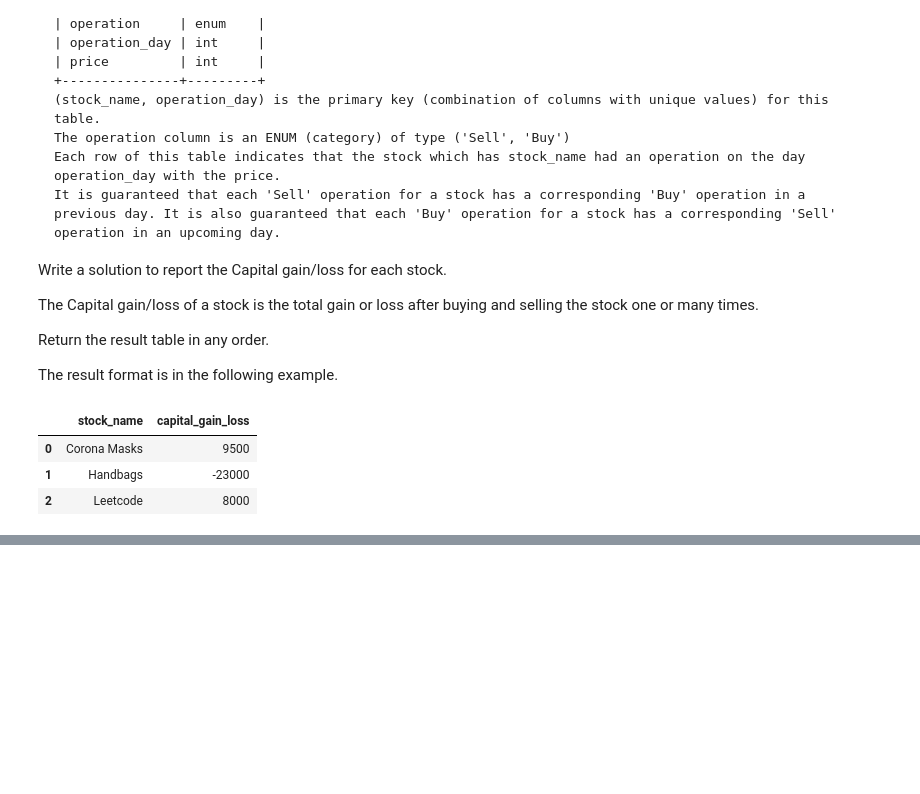
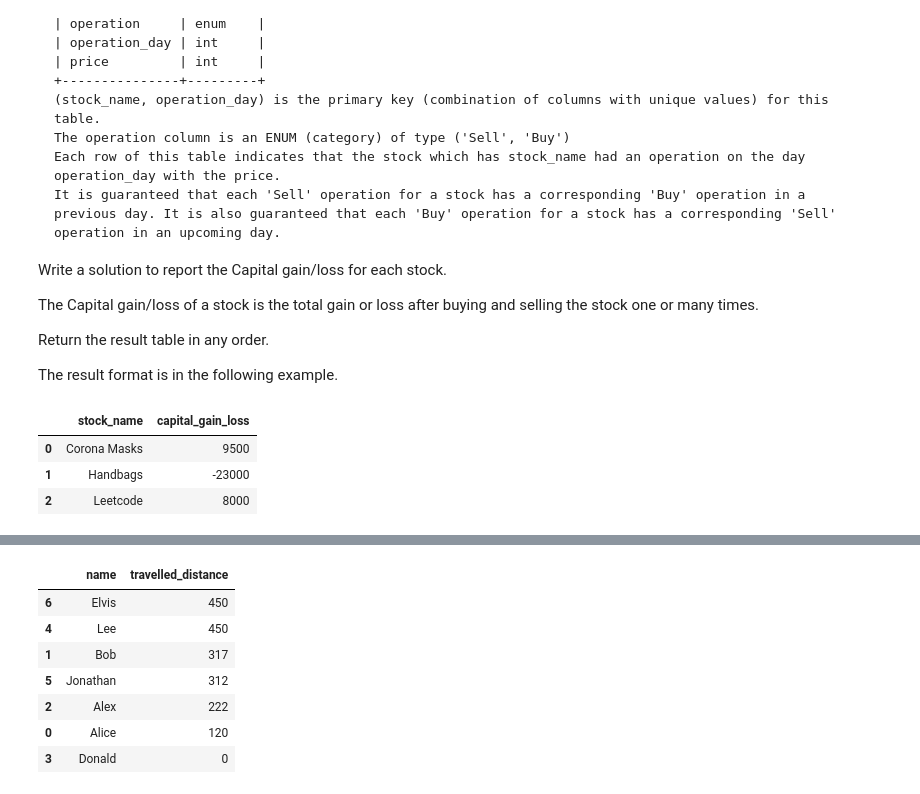
Before and after one commit to drwslv/LeetCode-Pandas, a Jupyter notebook: examples_1.ipynb, the cells around one changed output, grey strips where cells are left out. Cells and saved outputs as stored; diff of their text form; code cells hidden in the pictures; blank space fills up the shorter version.

```diff
--- a/examples_1.ipynb
+++ b/examples_1.ipynb
@@ -2854,0 +2888,7 @@ capital_gainloss(stocks)
+# %%
+# Beats 31.62%
+def top_travellers(users: pd.DataFrame, rides: pd.DataFrame) -> pd.DataFrame:
+    df = pd.merge(rides, users, how='left', left_on='user_id', right_on='id').groupby(['id_y'], as_index=False).agg(travelled_distance=('distance','sum'))
+    df = pd.merge(users, df, how='left', left_on='id', right_on='id_y')[['name','travelled_distance']]
+    df.loc[ df['travelled_distance'].isna(), ['travelled_distance']] = 0
+    return df.sort_values('name', ascending=True).sort_values('travelled_distance', ascending=False)
@@ -2854,0 +2900,11 @@ capital_gainloss(stocks)
+# %%
+top_travellers(users, rides)
+# %% [output]
+|  | name | travelled_distance |
+| 6 | Elvis | 450 |
+| 4 | Lee | 450 |
+| 1 | Bob | 317 |
+| 5 | Jonathan | 312 |
+| 2 | Alex | 222 |
+| 0 | Alice | 120 |
+| 3 | Donald | 0 |
```
Also changed, not shown: parts of 6 cells of this notebook.
